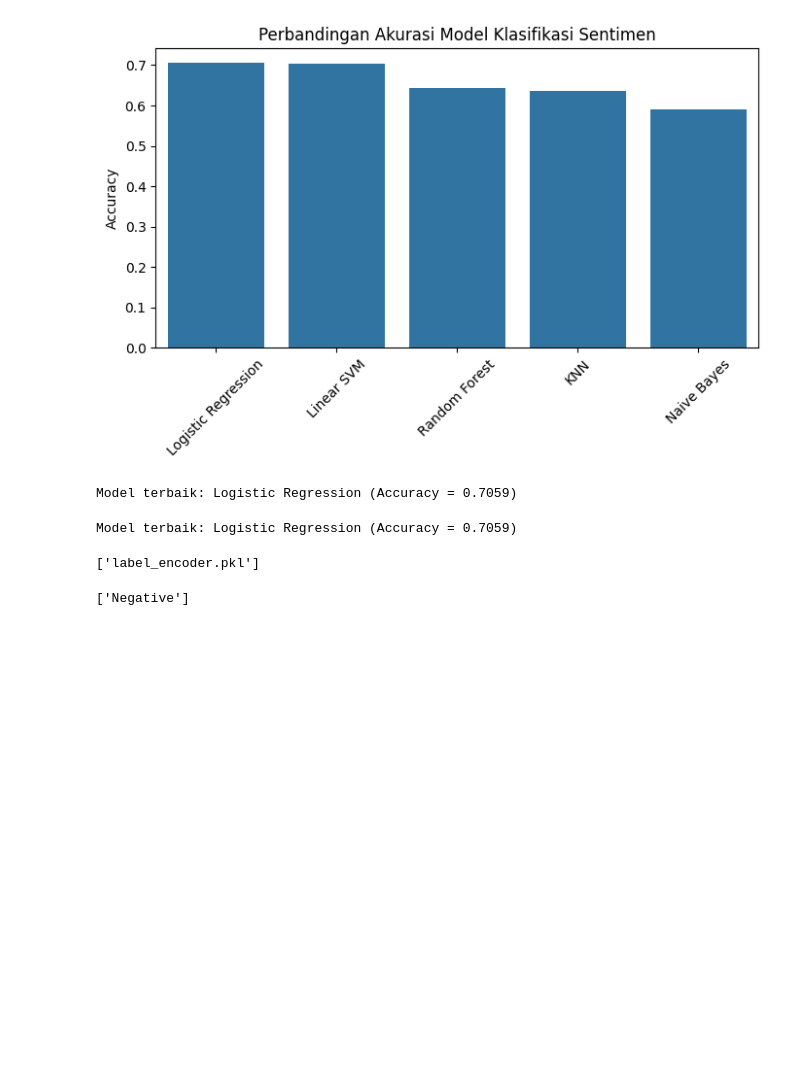
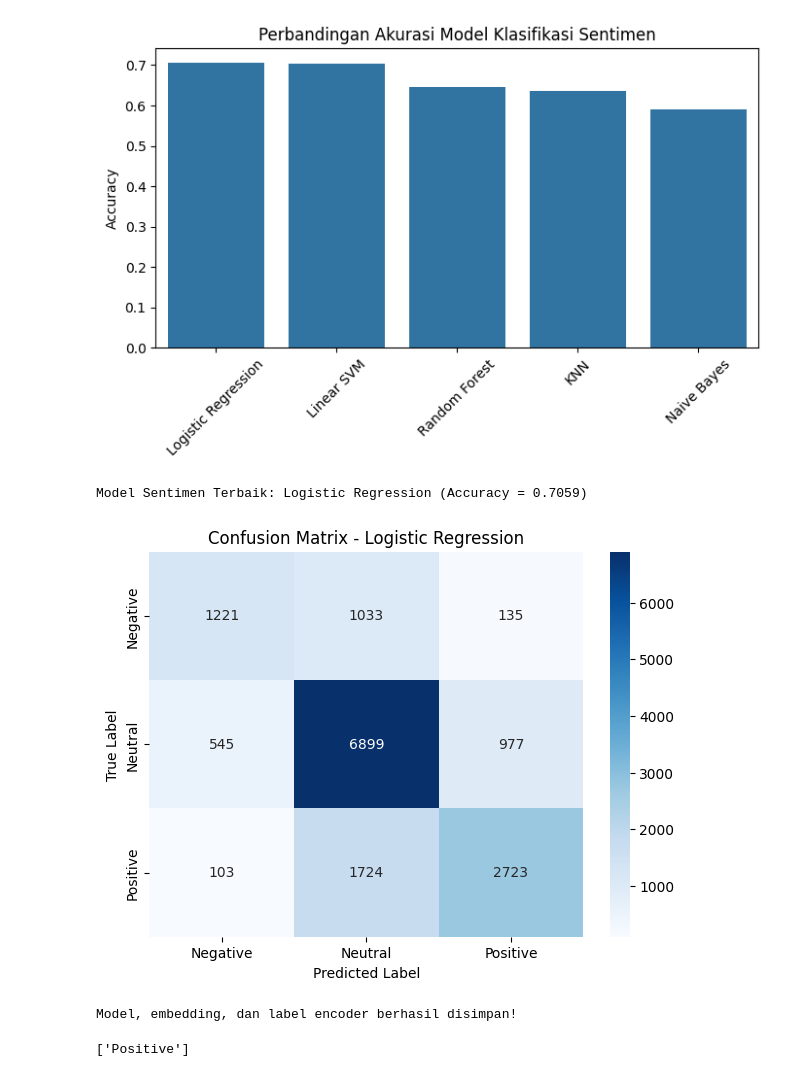
Before and after one commit to 026adi/DS, a Jupyter notebook: tes.ipynb, the cells around one changed output. Drawn from its saved outputs; the diff is of its cells as text; code cells hidden in the pictures; blank space fills up the shorter version.

```diff
--- a/tes.ipynb
+++ b/tes.ipynb
@@ -454,42 +454,50 @@ plt.show()
 # %% [output]
 [figure]
 # %%
-best_model_name = max(results, key=results.get)
-best_accuracy = results[best_model_name]
+best_sentiment_model_name = max(results, key=results.get)
+best_sentiment_accuracy = results[best_sentiment_model_name]
 
-print(f"\nModel terbaik: {best_model_name} (Accuracy = {best_accuracy:.4f})")
+print(f"\nModel Sentimen Terbaik: {best_sentiment_model_name} (Accuracy = {best_sentiment_accuracy:.4f})")
 
 # Ambil model terbaik
-best_model = models[best_model_name]
+best_sentiment_model = models[best_sentiment_model_name]
 # %% [output]
-Model terbaik: Logistic Regression (Accuracy = 0.7059)
+Model Sentimen Terbaik: Logistic Regression (Accuracy = 0.7059)
-# %%
-best_model_name = max(results, key=results.get)
-best_accuracy = results[best_model_name]
-
-print(f"\nModel terbaik: {best_model_name} (Accuracy = {best_accuracy:.4f})")
-
-# Ambil model terbaik
-best_model = models[best_model_name]
-# %% [output]
-Model terbaik: Logistic Regression (Accuracy = 0.7059)
+# %%
+y_pred = best_sentiment_model.predict(x_test_emb)
+
+cm = confusion_matrix(y_test, y_pred)
+
+plt.figure(figsize=(7,5))
+sns.heatmap(
+    cm, annot=True, fmt="d", cmap="Blues",
+    xticklabels=le.classes_, yticklabels=le.classes_
+)
+plt.title(f"Confusion Matrix - {best_sentiment_model_name}")
+plt.xlabel("Predicted Label")
+plt.ylabel("True Label")
+plt.show()
+# %% [output]
+[figure, added]
 # %%
-joblib.dump(best_model, "sentiment_model.pkl")
+joblib.dump(best_sentiment_model, "sentiment_model.pkl")
 joblib.dump(model, 'embedding_model.pkl')
 joblib.dump(le, 'label_encoder.pkl')
+
+print("Model, embedding, dan label encoder berhasil disimpan!")
 # %% [output]
-['label_encoder.pkl']
+Model, embedding, dan label encoder berhasil disimpan!
 # %%
 clf = joblib.load("sentiment_model.pkl")
 embed_model = joblib.load("embedding_model.pkl")
 le = joblib.load("label_encoder.pkl")
 
-text_new = ["i hate bitcoin"]
+text_new = ["i love bitcoin"]
 text_emb = embed_model.encode(text_new)
 pred = clf.predict(text_emb)
 print(le.inverse_transform(pred))
 # %% [output]
-['Negative']
+['Positive']
 # %%
 df = pd.read_csv("tweets_smart_cleaned.csv")
 df["date"] = pd.to_datetime(df["date"], errors="coerce")
```
Also changed, not shown: parts of 6 cells of this notebook, 4 other files.
